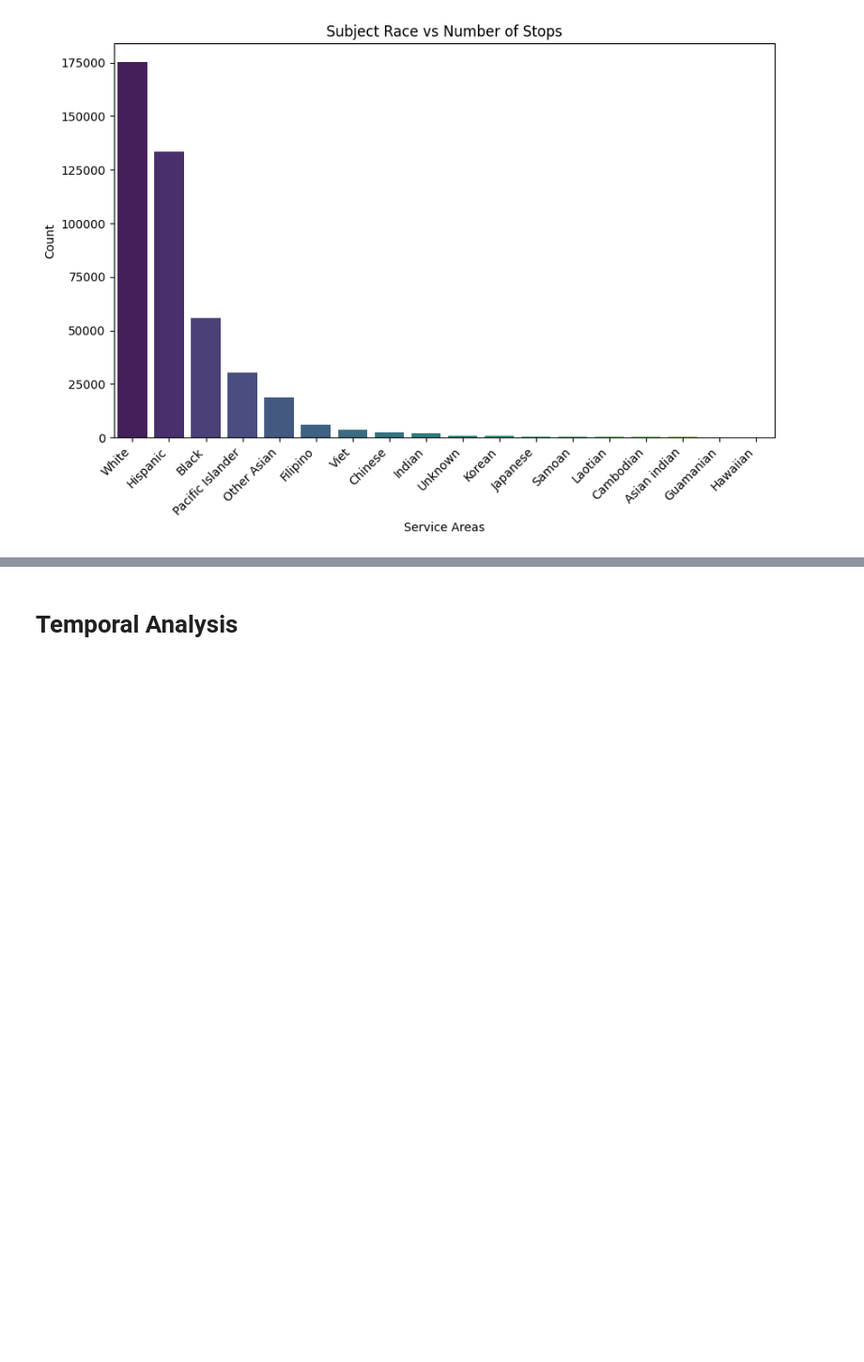
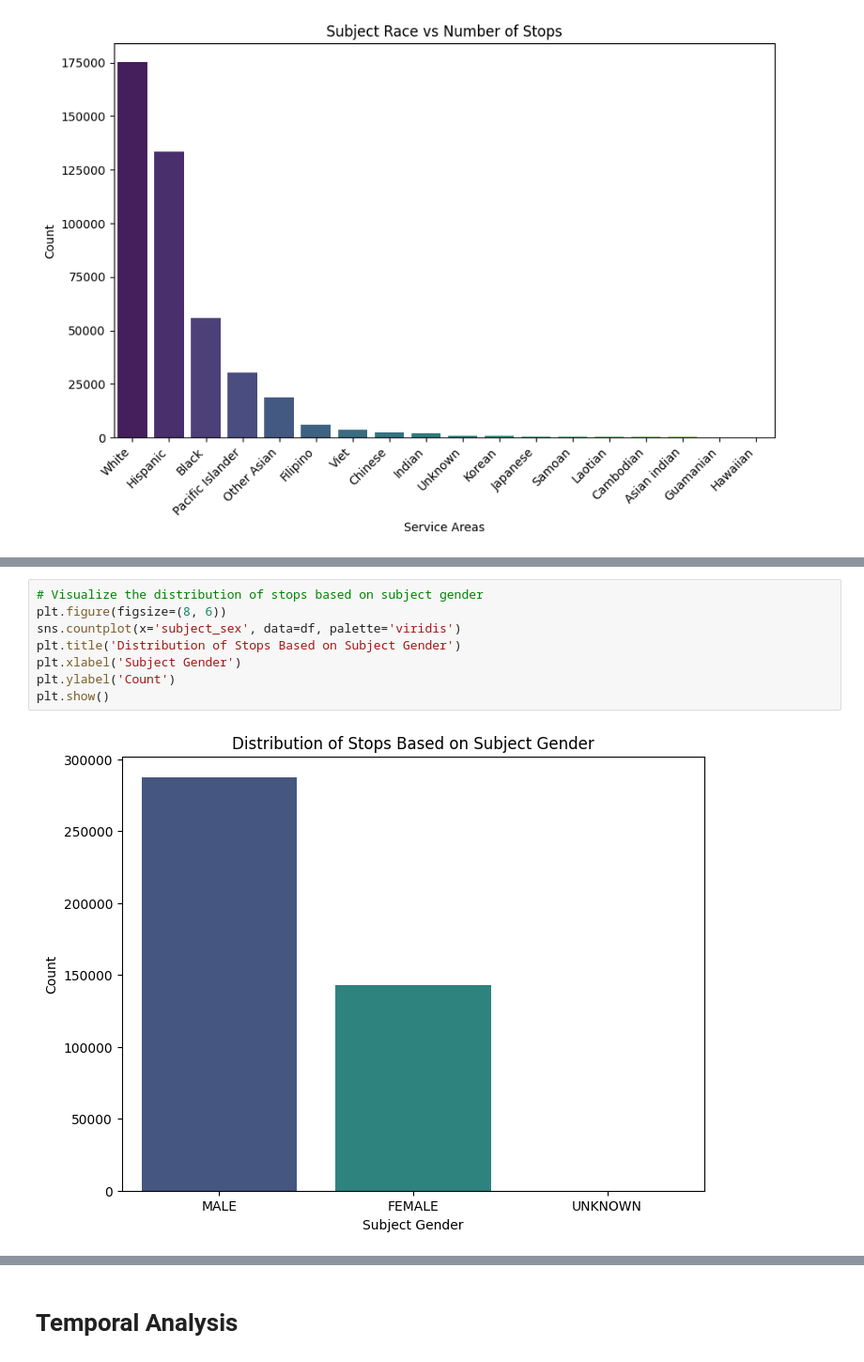
Before and after one commit to ParamChordiya/ECE143-UCSD-GROUP-5, a Jupyter notebook: final-plot.ipynb, the cells around one changed output, grey strips where cells are left out. Shown at 94% size. Drawn from its saved outputs; the diff is of its cells as text; blank space fills up the shorter version.

```diff
--- a/final-plot.ipynb
+++ b/final-plot.ipynb
@@ -148,0 +167,10 @@ plt.show()
+# %%
+# Visualize the distribution of stops based on subject gender
+plt.figure(figsize=(8, 6))
+sns.countplot(x='subject_sex', data=df, palette='viridis')
+plt.title('Distribution of Stops Based on Subject Gender')
+plt.xlabel('Subject Gender')
+plt.ylabel('Count')
+plt.show()
+# %% [output]
+[figure, added]
```
Also changed, not shown: parts of 39 cells of this notebook.
